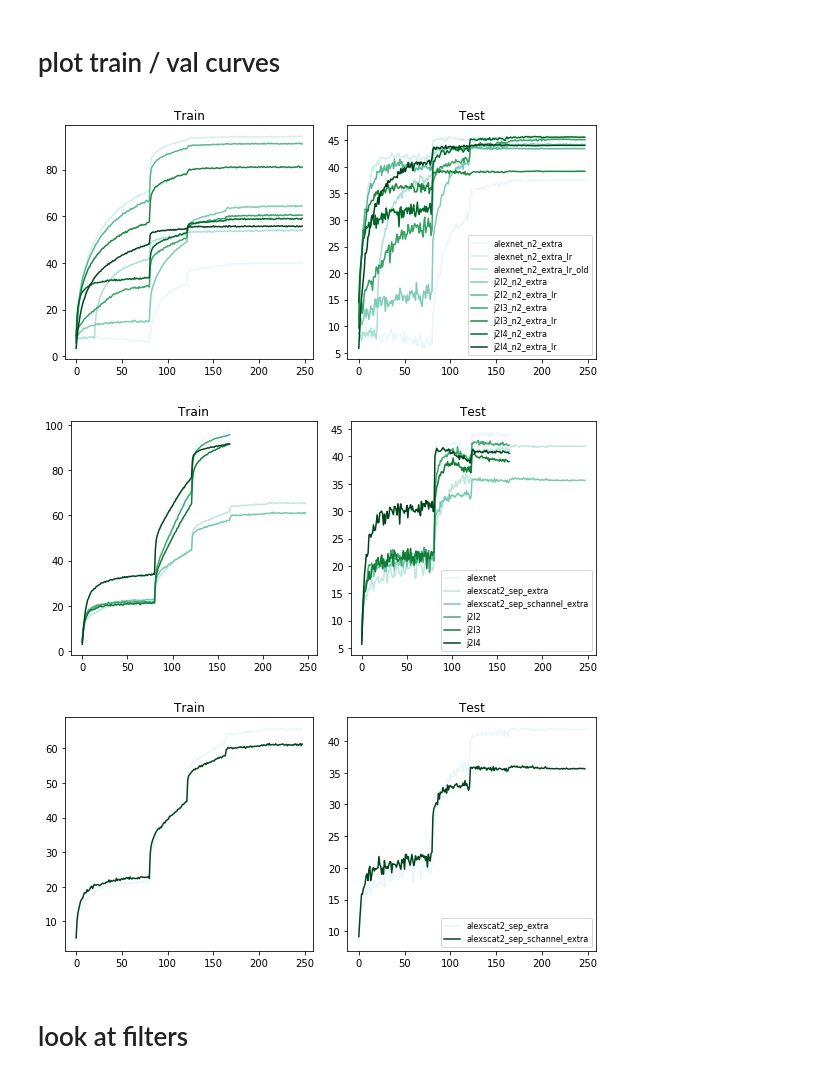
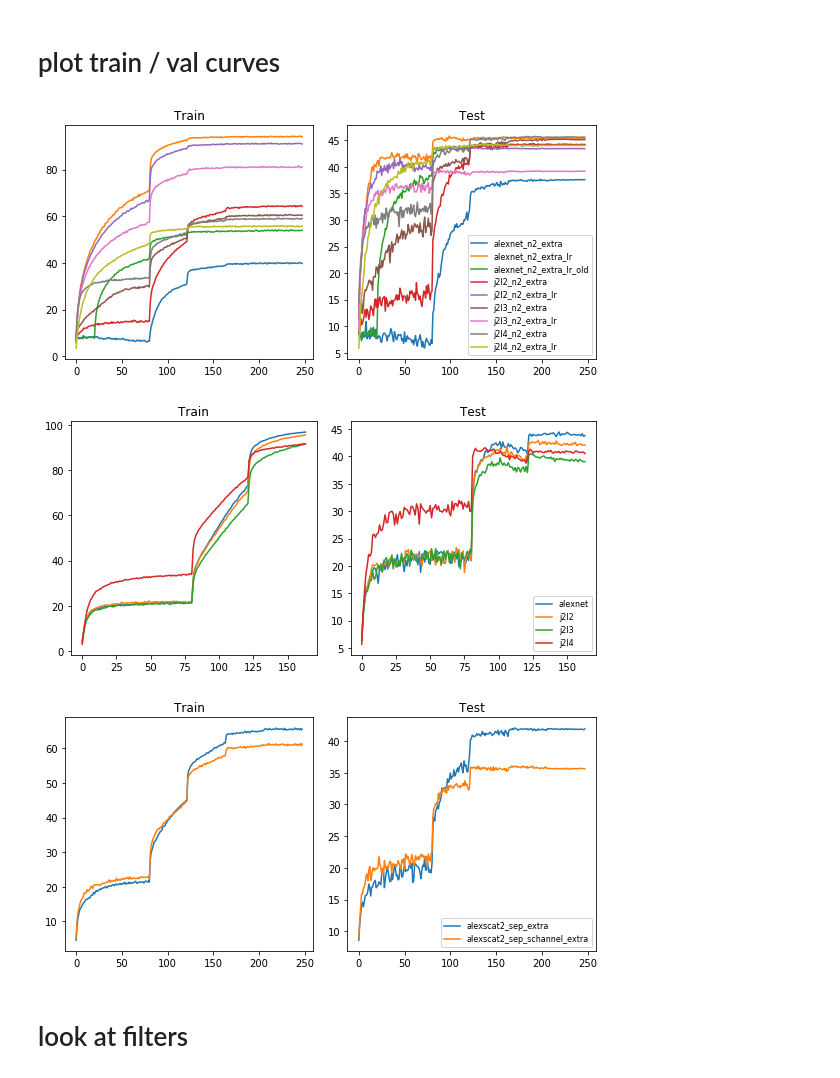
Before and after one commit to csinva/scattering-transform-experiments, a Jupyter notebook: visualize/summarize_logs.ipynb, the cells around one changed output. Saved outputs shown, nothing was run; the diff lists cells and outputs as text; code cells hidden in the pictures.

Commit message:
update visualize

```diff
--- a/visualize/summarize_logs.ipynb
+++ b/visualize/summarize_logs.ipynb
@@ -33,7 +33,7 @@ def load_results(path_to_results):
 #                 pass
     return results
 
-path_to_results = '/Users/chandan/drive/research/vision/scat/scat_results/cifar100/checkpoint'
+path_to_results = '/Users/chandan/drive/research/scat/scat_results/cifar100/checkpoint'
 out_dir = '/Users/chandan/drive/research/vision/scat/scat_results/figs'
 results = load_results(path_to_results)
 keys = sorted(list(results.keys()))
@@ -81,41 +81,41 @@ def plot_train_val_curves(keys, results):
 
     # plot train
     ax = plt.subplot(121)
-    ax.set_prop_cycle(cycler('color', [cm(k) for k in np.linspace(0.1, 1, len(keys))]))
+#     ax.set_prop_cycle(cycler('color', [cm(k) for k in np.linspace(0.1, 1, len(keys))]))
     plt.title('Train')
     for key in keys:
         plt.plot(results[key]['train'], label=key)
 
 
     # plot val
     ax = plt.subplot(122)
-    ax.set_prop_cycle(cycler('color', [cm(k) for k in np.linspace(0.1, 1, len(keys))]))
+#     ax.set_prop_cycle(cycler('color', [cm(k) for k in np.linspace(0.1, 1, len(keys))]))
     plt.title('Test')
     for key in keys:
         plt.plot(results[key]['val'], label=key)
     plt.legend(ncol=1, loc='lower right', fontsize=8)
 
     plt.tight_layout()
 
 
 # filter keys by n2
 plot_train_val_curves([key for key in keys if 'n2' in key], results)
 plt.savefig(oj(out_dir, 'accs_n2.pdf'), dpi=600)
 plt.show()
 
 # filter keys by not n2
-plot_train_val_curves([key for key in keys if 'n2' not in key], results)
+plot_train_val_curves([key for key in keys if 'n2' not in key and 'sep' not in key], results)
 plt.savefig(oj(out_dir, 'accs_normal.pdf'), dpi=600)
 plt.show()
 
 # filter keys by sep
 plot_train_val_curves([key for key in keys if 'sep' in key], results)
 plt.savefig(oj(out_dir, 'accs_normal.pdf'), dpi=600)
 plt.show()
 # %% [output]
-[figure, old version]
+[figure, new version]
-[figure, old version]
+[figure, new version]
-[figure, old version]
+[figure, new version]
 # %% [markdown]
 # look at filters
 # %%
```
Also changed, not shown: 18 other files.
